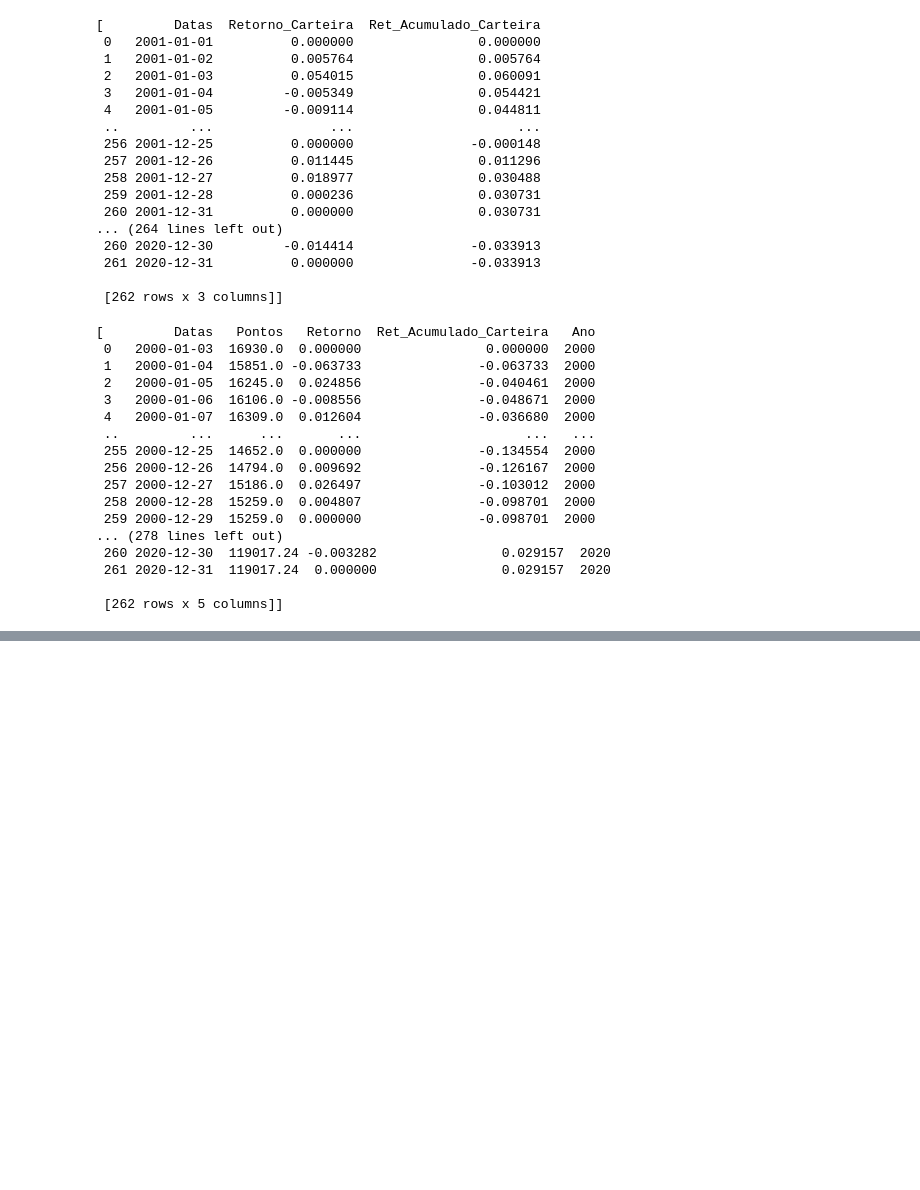
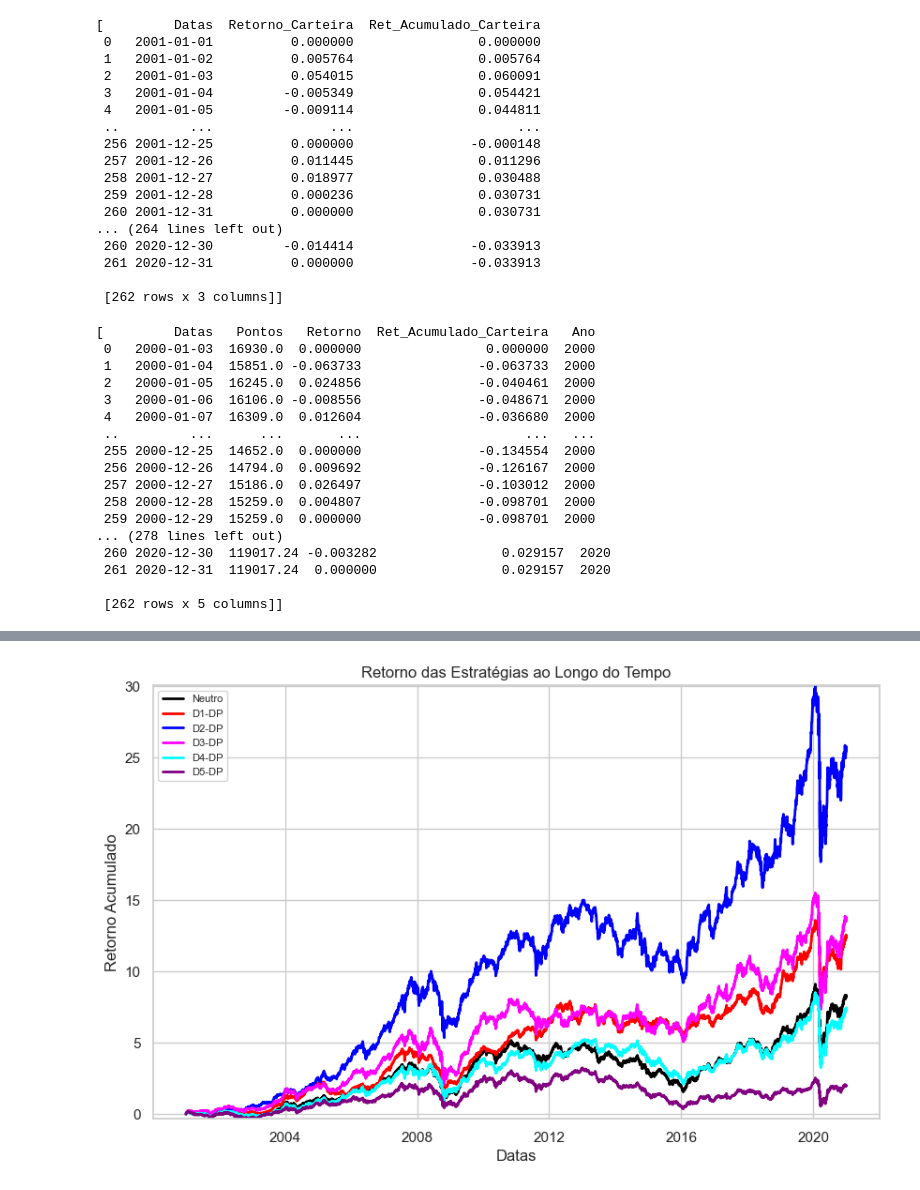
Before and after one commit to andrebarbosa27/lowvolatility, a Jupyter notebook: LowVolatility.ipynb, the cells around one changed output, grey strips where cells are left out. Drawn from its saved outputs; the diff is of its cells as text; code cells hidden in the pictures; blank space fills up the shorter version.

```diff
--- a/LowVolatility.ipynb
+++ b/LowVolatility.ipynb
@@ -441,0 +432,51 @@ plt.show()
+# %%
+port_trade_neutro = pd.concat(lista_trade_neutro)
+port_trade_neutro['Ret_Acumulado_Carteira'] = (1 + port_trade_neutro['Retorno_Carteira']).cumprod() - 1
+
+port_trade_1 = pd.concat(lista_trade_1)
+port_trade_1['Ret_Acumulado_Carteira'] = (1 + port_trade_1['Retorno_Carteira']).cumprod() - 1
+
+port_trade_2 = pd.concat(lista_trade_2)
+port_trade_2['Ret_Acumulado_Carteira'] = (1 + port_trade_2['Retorno_Carteira']).cumprod() - 1
+
+port_trade_3 = pd.concat(lista_trade_3)
+port_trade_3['Ret_Acumulado_Carteira'] = (1 + port_trade_3['Retorno_Carteira']).cumprod() - 1
+
+port_trade_4 = pd.concat(lista_trade_4)
+port_trade_4['Ret_Acumulado_Carteira'] = (1 + port_trade_4['Retorno_Carteira']).cumprod() - 1
+
+port_trade_5 = pd.concat(lista_trade_5)
+port_trade_5['Ret_Acumulado_Carteira'] = (1 + port_trade_5['Retorno_Carteira']).cumprod() - 1
+# %%
+plt.figure(figsize=(10, 6))
+
+# Plotando as linhas para cada conjunto de dados
+plt.plot(port_trade_neutro['Datas'], port_trade_neutro['Ret_Acumulado_Carteira'], label='Neutro', color='black', linewidth=2)
+plt.plot(port_trade_1['Datas'], port_trade_1['Ret_Acumulado_Carteira'], label='D1-DP', color='red', linewidth=2)
+plt.plot(port_trade_2['Datas'], port_trade_2['Ret_Acumulado_Carteira'], label='D2-DP', color='blue', linewidth=2)
+plt.plot(port_trade_3['Datas'], port_trade_3['Ret_Acumulado_Carteira'], label='D3-DP', color='magenta', linewidth=2)
+plt.plot(port_trade_4['Datas'], port_trade_4['Ret_Acumulado_Carteira'], label='D4-DP', color='cyan', linewidth=2)
+plt.plot(port_trade_5['Datas'], port_trade_5['Ret_Acumulado_Carteira'], label='D5-DP', color='purple', linewidth=2)
+
+# Configurando os limites do eixo y
+y_min = min([port_trade_neutro['Ret_Acumulado_Carteira'].min(), port_trade_1['Ret_Acumulado_Carteira'].min(),
+             port_trade_2['Ret_Acumulado_Carteira'].min(), port_trade_3['Ret_Acumulado_Carteira'].min(),
+             port_trade_4['Ret_Acumulado_Carteira'].min(), port_trade_5['Ret_Acumulado_Carteira'].min()])
+
+y_max = max([port_trade_neutro['Ret_Acumulado_Carteira'].max(), port_trade_1['Ret_Acumulado_Carteira'].max(),
+             port_trade_2['Ret_Acumulado_Carteira'].max(), port_trade_3['Ret_Acumulado_Carteira'].max(),
+             port_trade_4['Ret_Acumulado_Carteira'].max(), port_trade_5['Ret_Acumulado_Carteira'].max()])
+
+plt.ylim([y_min, y_max])
+
+# Adicionando rótulos e título
+plt.xlabel('Datas')
+plt.ylabel('Retorno Acumulado')
+plt.title('Retorno das Estratégias ao Longo do Tempo')
+
+# Adicionando uma grade de fundo
+plt.grid(True)
+plt.legend(loc='upper left', fontsize=8)
+plt.show()
+# %% [output]
+[figure, added]
```
Also changed, not shown: parts of 7 cells of this notebook.
